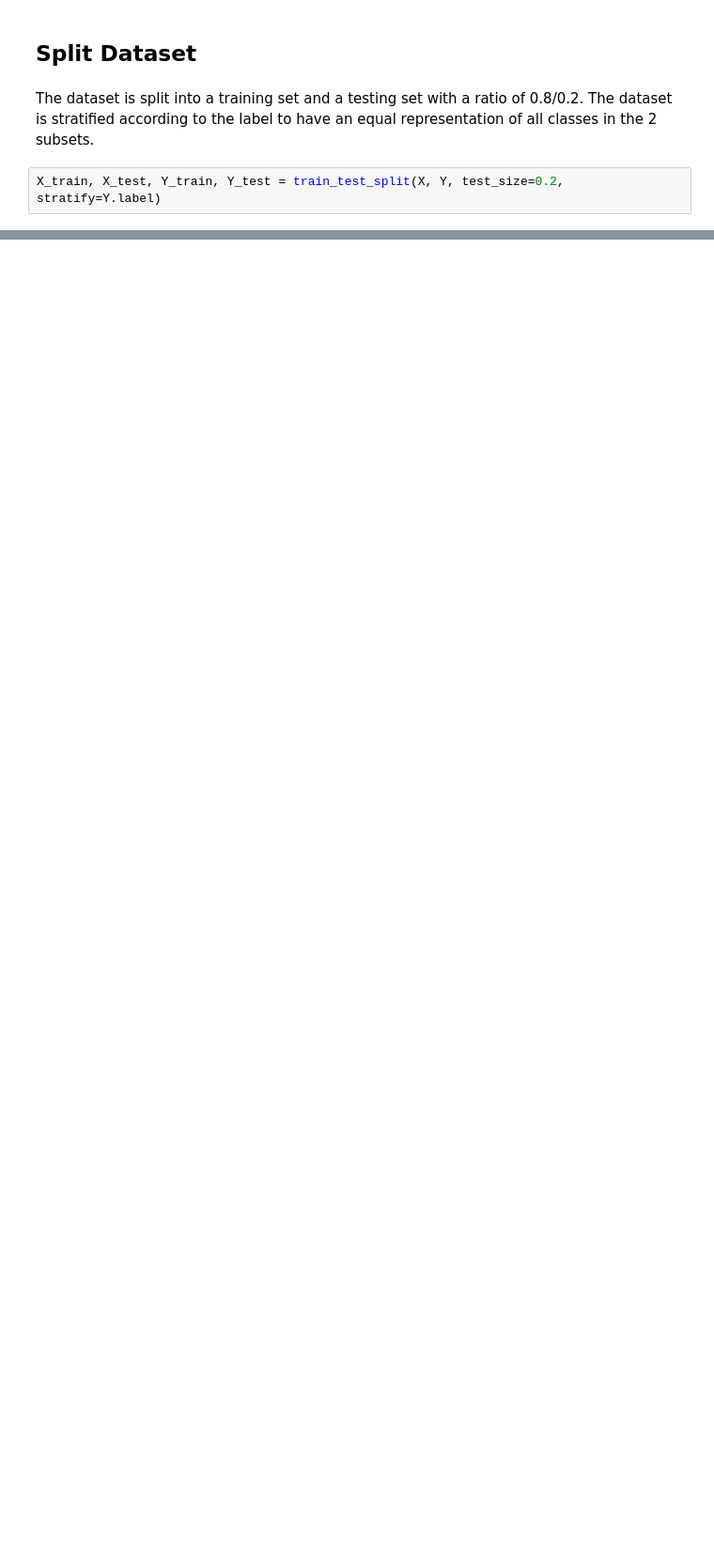
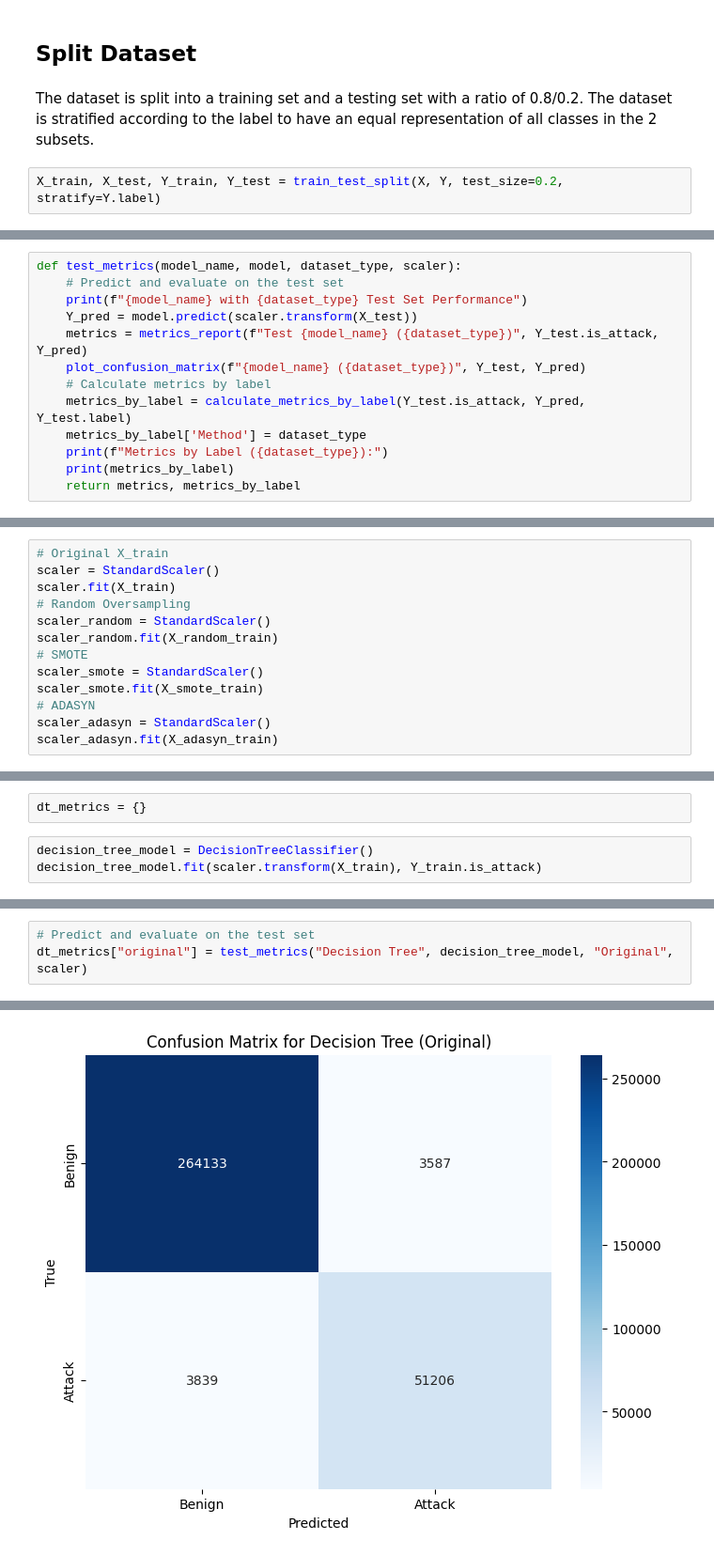
Before and after one commit to Joe-0120/ML-IDS, a Jupyter notebook: 2_ML_DL/5_ML_Default_2018.ipynb, the cells around one changed output, grey strips where cells are left out. Shown at 94% size. Saved outputs shown, nothing was run; the diff lists cells and outputs as text; blank space fills up the shorter version.

```diff
--- a/2_ML_DL/5_ML_Default_2018.ipynb
+++ b/2_ML_DL/5_ML_Default_2018.ipynb
@@ -270,0 +386,13 @@ print(Y_train.is_attack.value_counts())
+# %%
+def test_metrics(model_name, model, dataset_type, scaler):
+    # Predict and evaluate on the test set
+    print(f"{model_name} with {dataset_type} Test Set Performance")
+    Y_pred = model.predict(scaler.transform(X_test))
+    metrics = metrics_report(f"Test {model_name} ({dataset_type})", Y_test.is_attack, Y_pred)
+    plot_confusion_matrix(f"{model_name} ({dataset_type})", Y_test, Y_pred)
+    # Calculate metrics by label
+    metrics_by_label = calculate_metrics_by_label(Y_test.is_attack, Y_pred, Y_test.label)
+    metrics_by_label['Method'] = dataset_type
+    print(f"Metrics by Label ({dataset_type}):")
+    print(metrics_by_label)
+    return metrics, metrics_by_label
@@ -270,0 +537,13 @@ print(Y_train.is_attack.value_counts())
+# %%
+# Original X_train
+scaler = StandardScaler()
+scaler.fit(X_train)
+# Random Oversampling
+scaler_random = StandardScaler()
+scaler_random.fit(X_random_train)
+# SMOTE
+scaler_smote = StandardScaler()
+scaler_smote.fit(X_smote_train)
+# ADASYN
+scaler_adasyn = StandardScaler()
+scaler_adasyn.fit(X_adasyn_train)
@@ -270,0 +554,5 @@ print(Y_train.is_attack.value_counts())
+# %%
+dt_metrics = {}
+# %%
+decision_tree_model = DecisionTreeClassifier()
+decision_tree_model.fit(scaler.transform(X_train), Y_train.is_attack)
@@ -270,0 +561,4 @@ print(Y_train.is_attack.value_counts())
+# %%
+# Predict and evaluate on the test set
+dt_metrics["original"] = test_metrics("Decision Tree", decision_tree_model, "Original", scaler)
+# %% [output]
@@ -270,0 +581 @@ print(Y_train.is_attack.value_counts())
+[figure, added]
```
Also changed, not shown: parts of 71 cells of this notebook, 2 other files.
